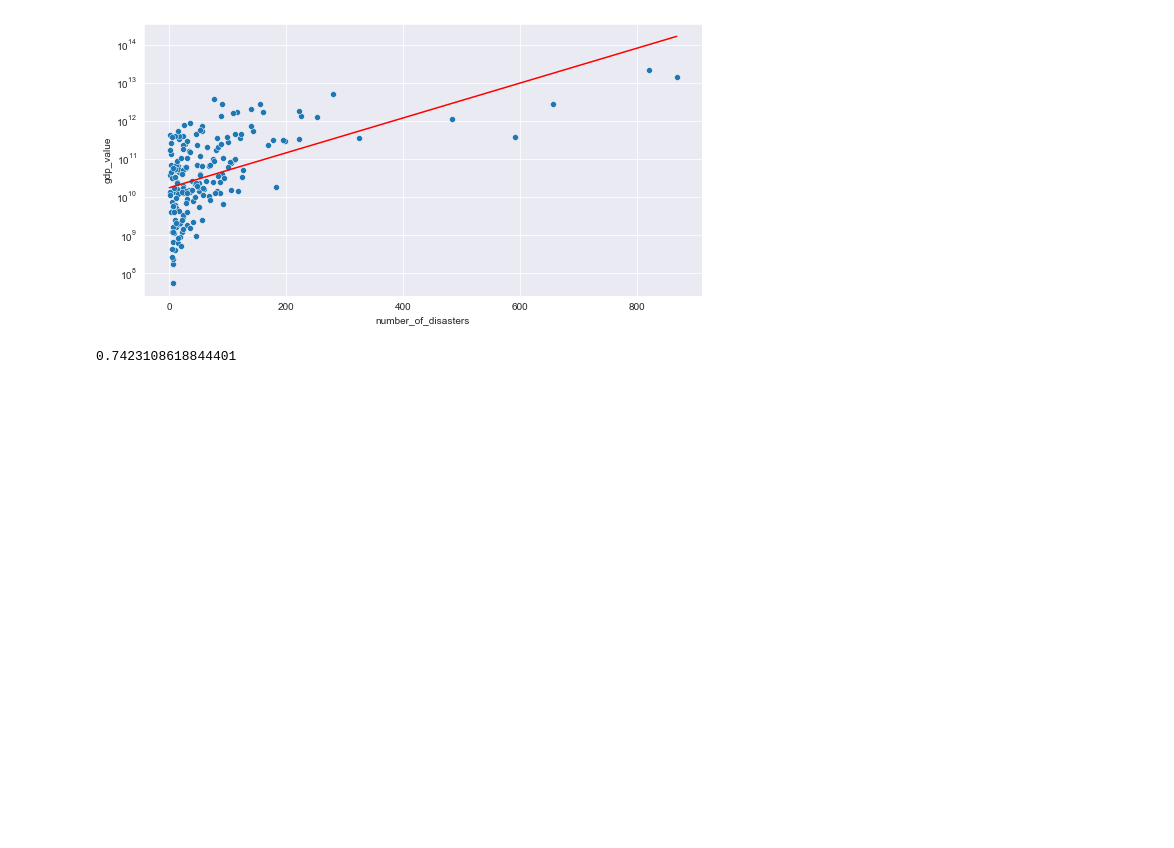
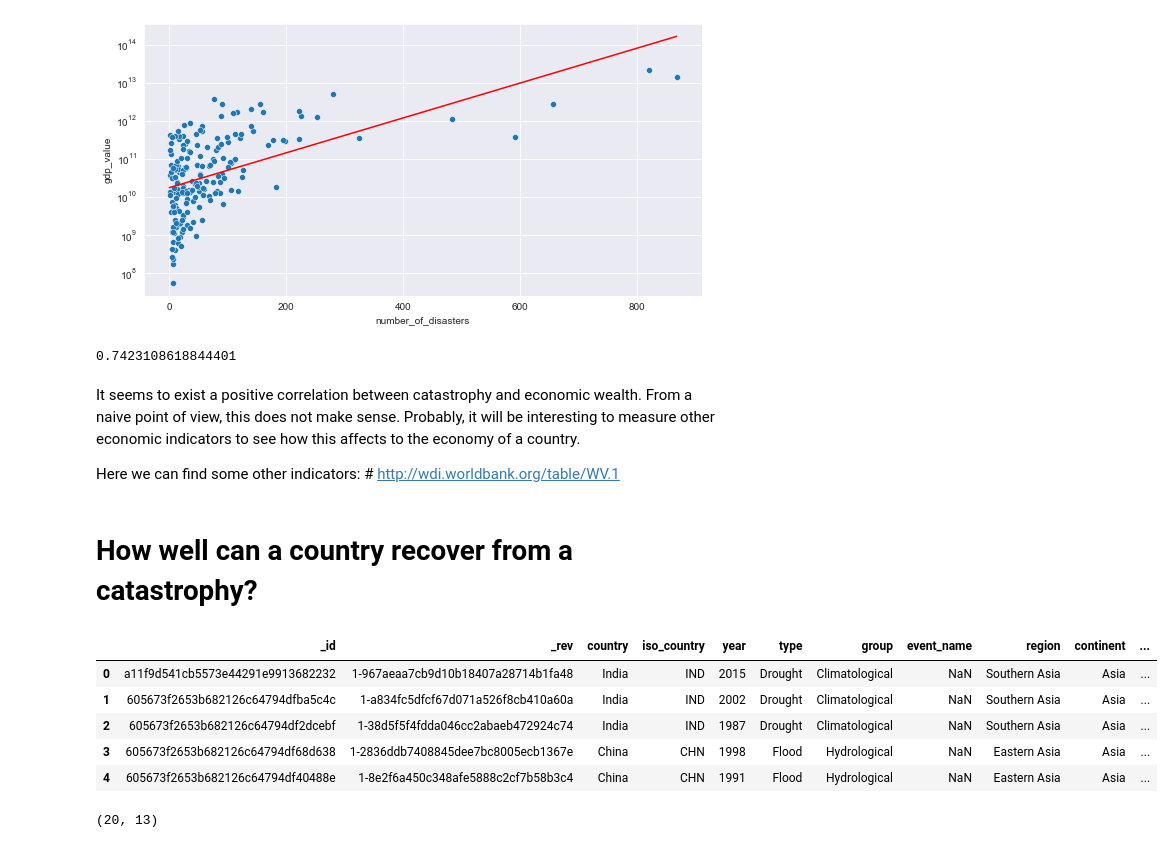
Before and after one commit to FreshJonas/Nat_Disasters_vs_GDP, a Jupyter notebook: 04_analysing_data_fromDB.ipynb, the cells around one changed output. Saved outputs shown, nothing was run; the diff lists cells and outputs as text; code cells hidden in the pictures; blank space fills up the shorter version.

```diff
--- a/04_analysing_data_fromDB.ipynb
+++ b/04_analysing_data_fromDB.ipynb
@@ -33,13 +33,16 @@ reduce_fun ="_sum"
 
 # Here we add all views
 design = { 'views': {
-              'get_all_countries': {
+              'get_all_countries': { # view1
                   'map': map_fun,
                   'reduce': '_sum',
                 },
-                'get_all_disaster_groups': {
-                    'map': map_fun,
-                    'reduce': '_sum',
+                'by_total_affected': { # view2 with map function
+                    'map': """
+                        function(doc) {
+                            emit(doc.total_affected, doc)
+                        }
+                    """
                 }
             }
         }
@@ -222,3 +227,28 @@ ccf = np.corrcoef(x=df['number_of_disasters'], y=df['gdp_value'])[0,1]
 print(ccf)
 # %% [output]
 0.7423108618844401
+# %% [markdown]
+It seems to exist a positive correlation between catastrophy and economic wealth. From a naive point of view, this does not make sense. Probably, it will be interesting to measure other economic indicators to see how this affects to the economy of a country.
+
+Here we can find some other indicators: #
+http://wdi.worldbank.org/table/WV.1
+# %% [markdown]
+# How well can a country recover from a catastrophy?
+# %%
+# Query for number of disasters per country
+view = db_nat_disasters.view('natural_disasters/by_total_affected', descending=True, limit=20)
+
+data = [row.value for row in view]
+df_disasters = pd.DataFrame(data)
+df_disasters.head()
+# %% [output]
+|  | _id | _rev | country | iso_country | year | type | group | event_name | region | continent | ... |
+| 0 | a11f9d541cb5573e44291e9913682232 | 1-967aeaa7cb9d10b18407a28714b1fa48 | India | IND | 2015 | Drought | Climatological | NaN | Southern Asia | Asia | ... |
+| 1 | 605673f2653b682126c64794dfba5c4c | 1-a834fc5dfcf67d071a526f8cb410a60a | India | IND | 2002 | Drought | Climatological | NaN | Southern Asia | Asia | ... |
+| 2 | 605673f2653b682126c64794df2dcebf | 1-38d5f5f4fdda046cc2abaeb472924c74 | India | IND | 1987 | Drought | Climatological | NaN | Southern Asia | Asia | ... |
+| 3 | 605673f2653b682126c64794df68d638 | 1-2836ddb7408845dee7bc8005ecb1367e | China | CHN | 1998 | Flood | Hydrological | NaN | Eastern Asia | Asia | ... |
+| 4 | 605673f2653b682126c64794df40488e | 1-8e2f6a450c348afe5888c2cf7b58b3c4 | China | CHN | 1991 | Flood | Hydrological | NaN | Eastern Asia | Asia | ... |
+# %%
+df_disasters.shape
+# %% [output]
+(20, 13)
```
Also changed, not shown: parts of 3 cells of this notebook.
